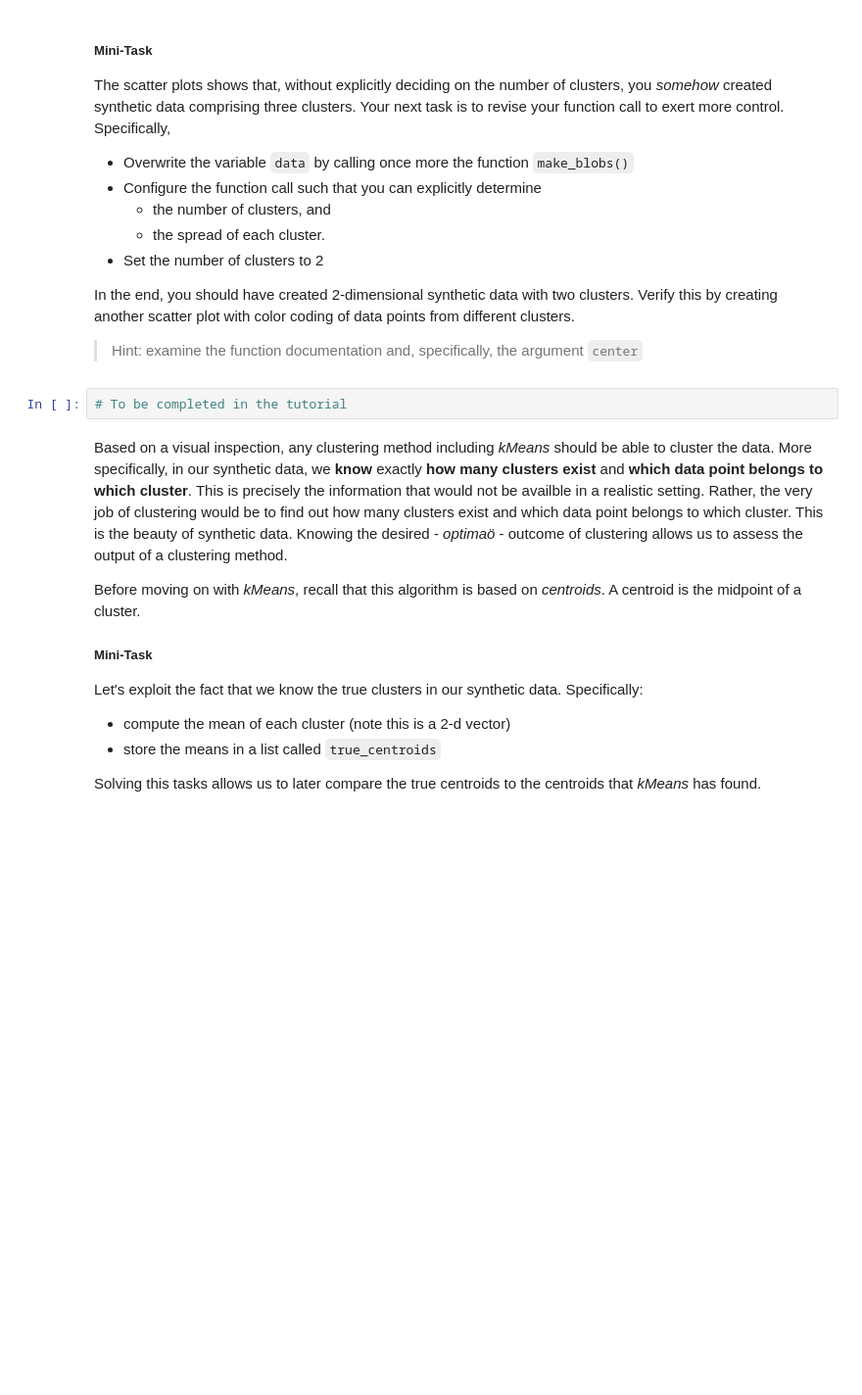
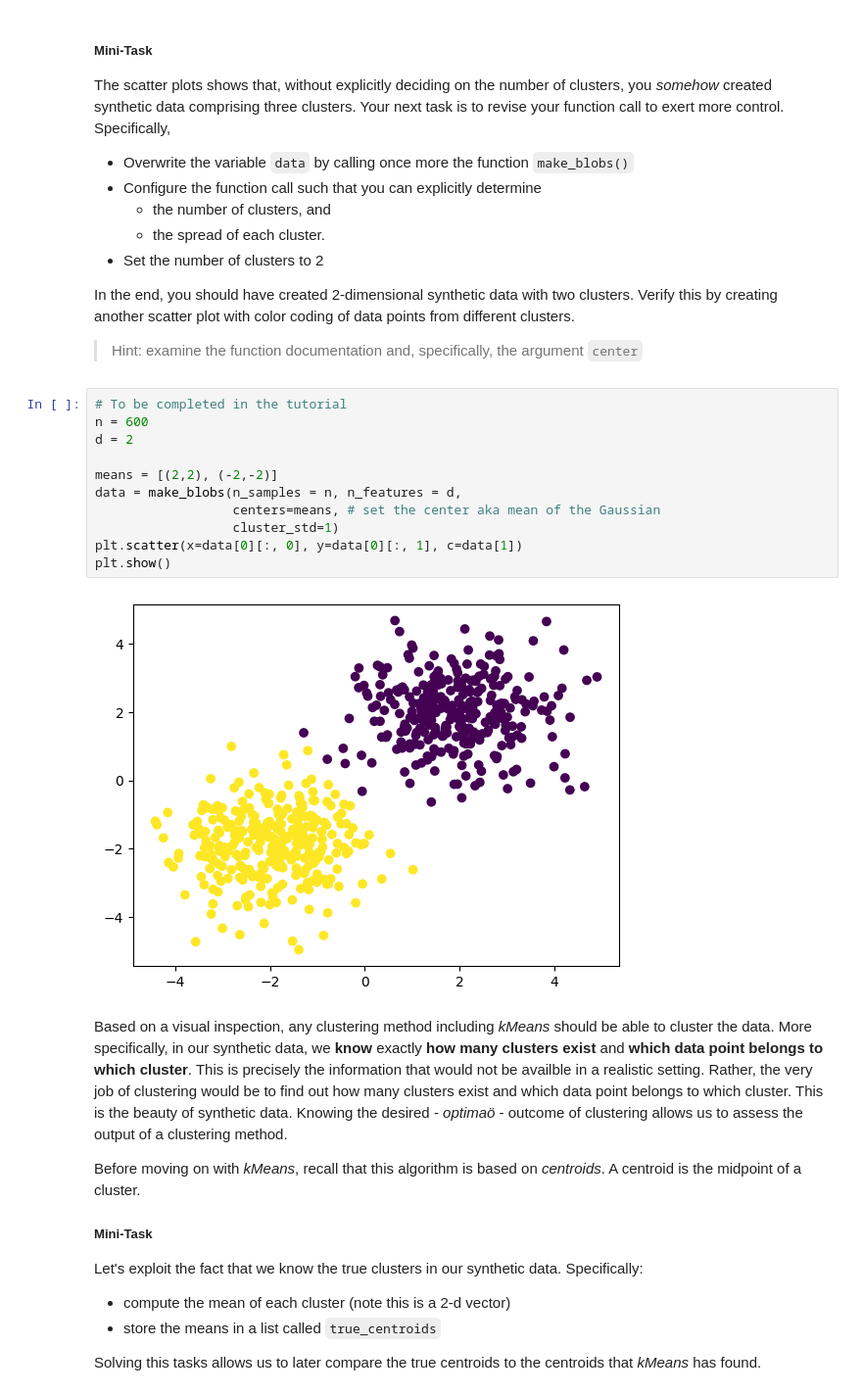
Before and after one commit to o0zee/bads, a Jupyter notebook: tutorial_notebooks/3_descriptive_analytics_tasks.ipynb, the cells around one changed output. Shown at 98% size. Saved outputs shown, nothing was run; the diff lists cells and outputs as text; blank space fills up the shorter version.

```diff
--- a/tutorial_notebooks/3_descriptive_analytics_tasks.ipynb
+++ b/tutorial_notebooks/3_descriptive_analytics_tasks.ipynb
@@ -84,8 +92,19 @@ The scatter plots shows that, without explicitly deciding on the number of clust
 In the end, you should have created 2-dimensional synthetic data with two clusters. Verify this by creating another scatter plot with color coding of data points from different clusters.
 
 >Hint: examine the function documentation and, specifically, the argument `center`
-# %%
-# To be completed in the tutorial
+# %%
+# To be completed in the tutorial
+n = 600
+d = 2
+
+means = [(2,2), (-2,-2)]
+data = make_blobs(n_samples = n, n_features = d,
+                  centers=means, # set the center aka mean of the Gaussian
+                  cluster_std=1)
+plt.scatter(x=data[0][:, 0], y=data[0][:, 1], c=data[1])
+plt.show()
+# %% [output]
+[figure, added]
 # %% [markdown]
 Based on a visual inspection, any clustering method including *kMeans* should be able to cluster the data. More specifically, in our synthetic data, we **know** exactly **how many clusters exist** and **which data point belongs to which cluster**. This is precisely the information that would not be availble in a realistic setting. Rather, the very job of clustering would be to find out how many clusters exist and which data point belongs to which cluster. This is the beauty of synthetic data. Knowing the desired - *optimaö* - outcome of clustering allows us to assess the output of a clustering method.
 
```
Also changed, not shown: parts of 7 cells of this notebook.
